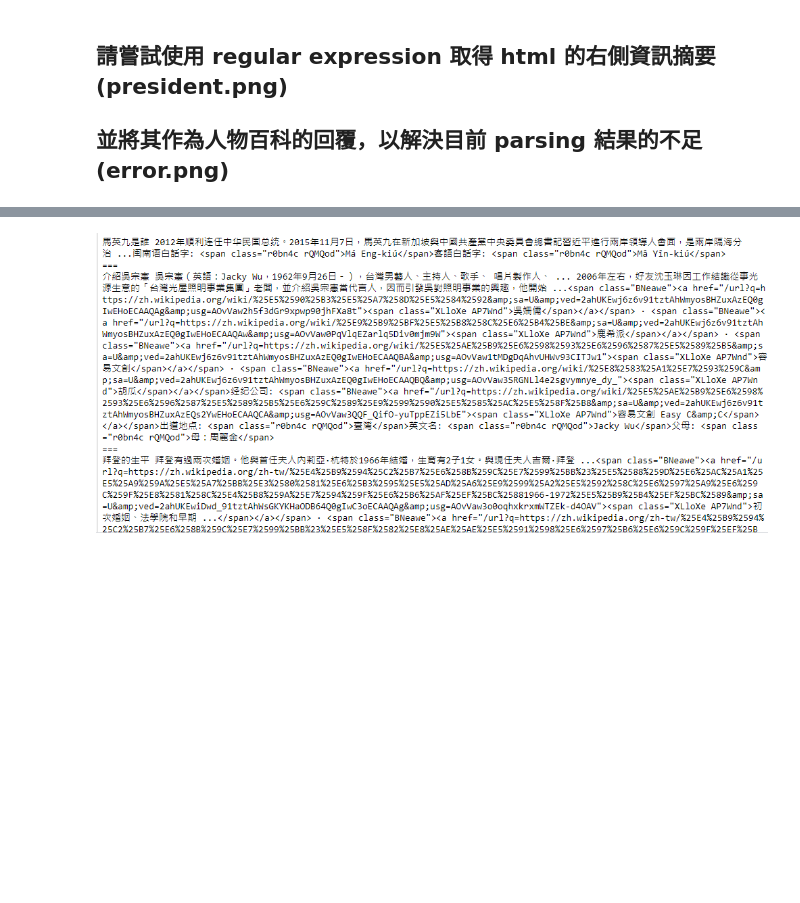
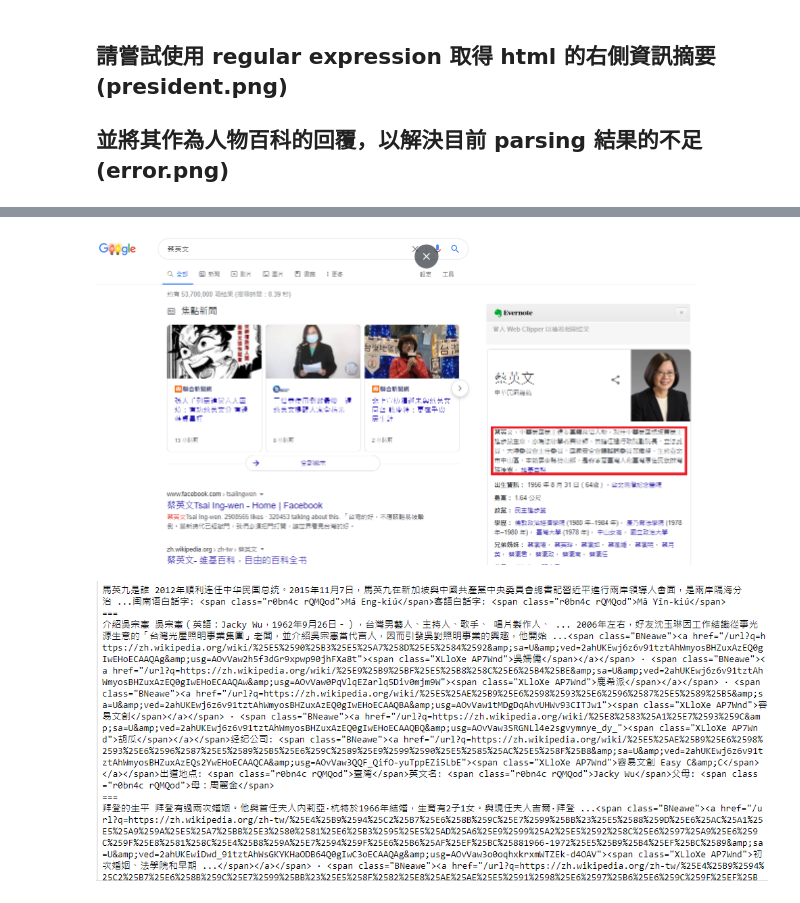
Before and after one commit to jumpingchu/1st-NLP100Days, a Jupyter notebook: Part-1/Projects/單輪對話 (Rule-based chatbot)/rule-based chatbot_單輪 (作業).ipynb, the cells around one changed output, grey strips where cells are left out. Cells and saved outputs as stored; diff of their text form; code cells hidden in the pictures; blank space fills up the shorter version.

```diff
--- a/Part-1/Projects/單輪對話 (Rule-based chatbot)/rule-based chatbot_單輪 (作業).ipynb
+++ b/Part-1/Projects/單輪對話 (Rule-based chatbot)/rule-based chatbot_單輪 (作業).ipynb
@@ -116,3 +114,8 @@ Unable to decompose character '薦'.
+# %%
+from IPython.display import Image
+Image(filename='president.png')
+# %% [output]
+[figure, added]
 # %%
 from IPython.display import Image
 Image(filename='error.png')
```
Also changed, not shown: parts of 2 cells of this notebook.
